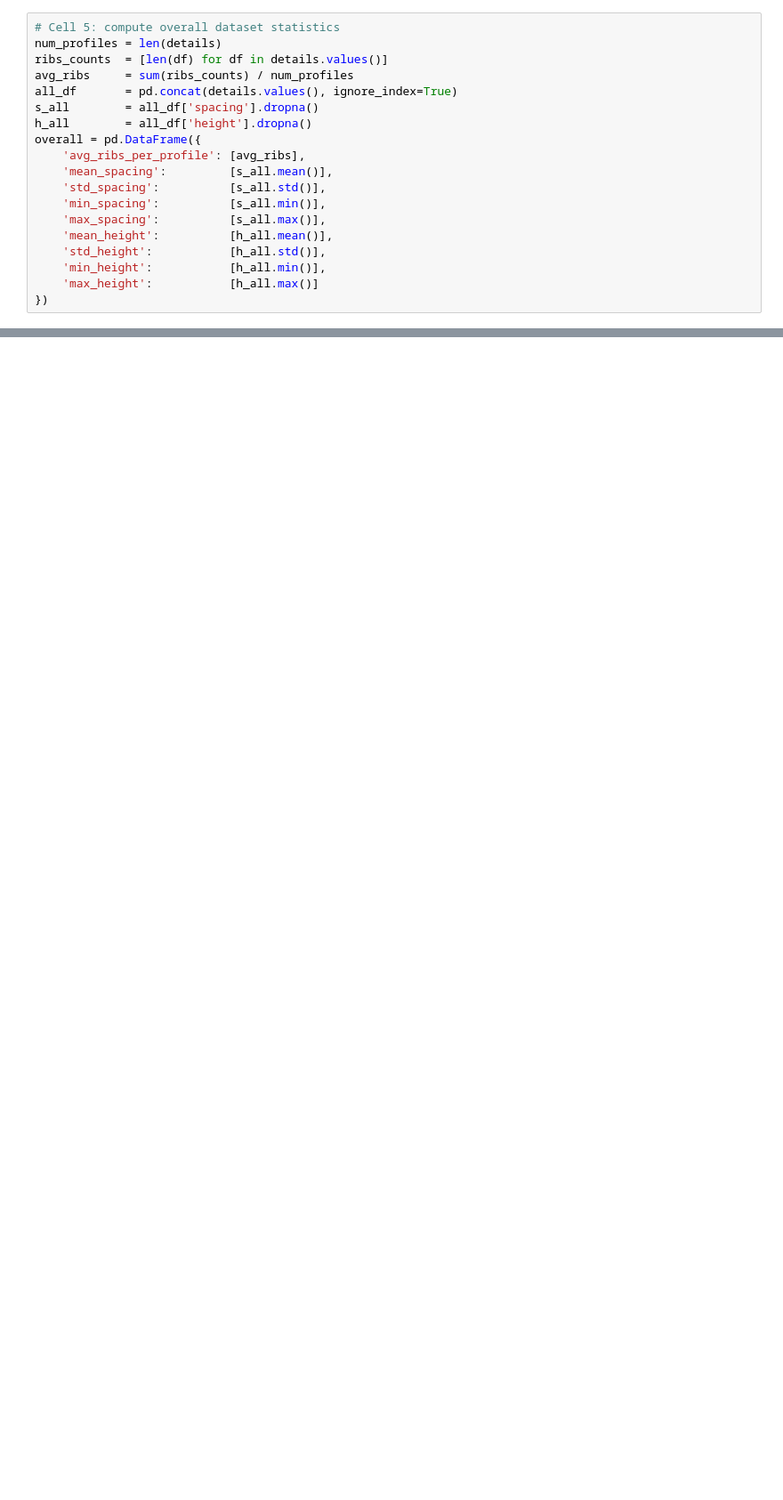
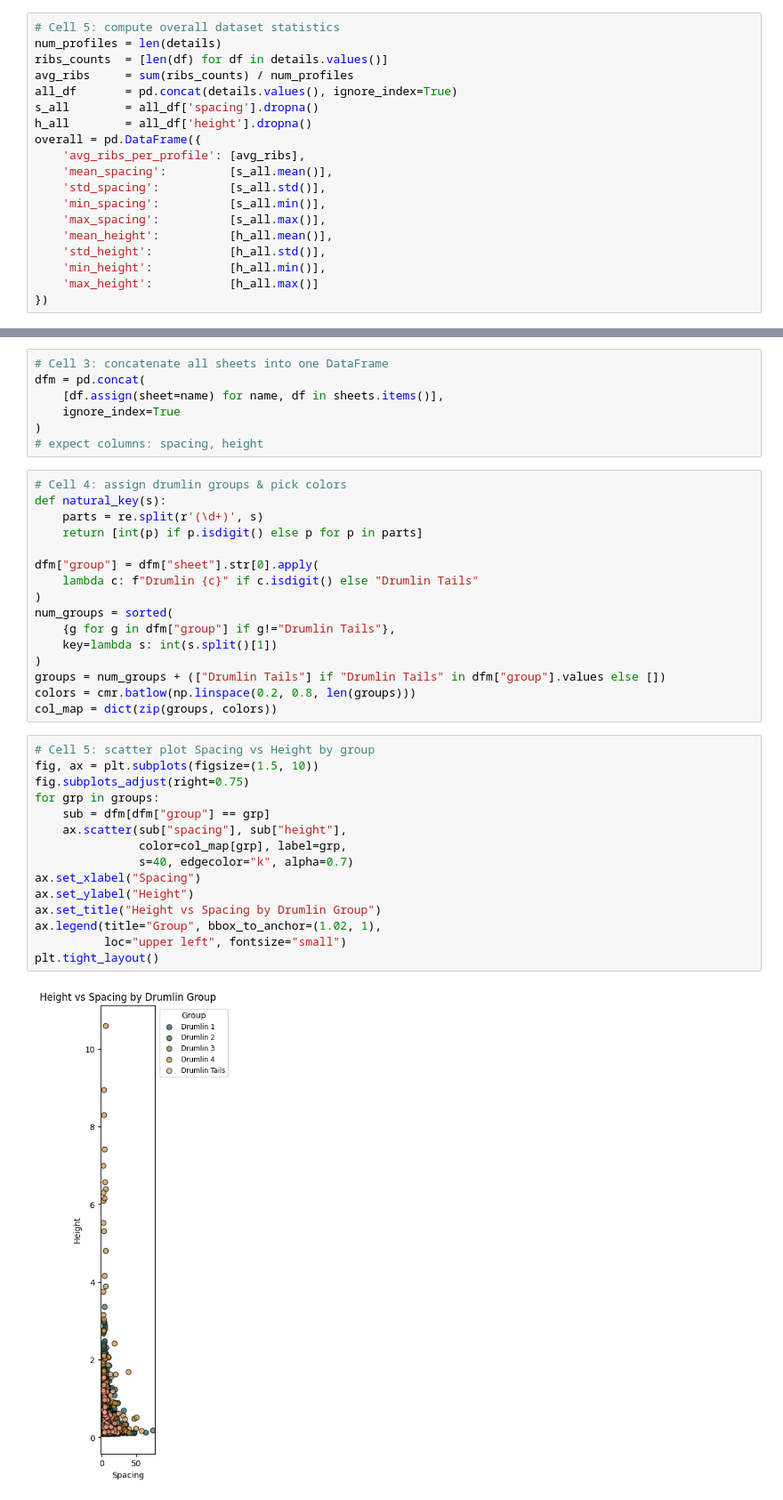
Before and after one commit to AsmaraLehrmann/Hugin_Mission02, a Jupyter notebook: Rib_profiles_RollingWindow.ipynb, the cells around one changed output, grey strips where cells are left out. Shown: that part at 89% size. Drawn from its saved outputs; the diff is of its cells as text; blank space fills up the shorter version.

Commit message:
added scater plot

```diff
--- a/Rib_profiles_RollingWindow.ipynb
+++ b/Rib_profiles_RollingWindow.ipynb
@@ -338,0 +305,40 @@ print("✔ Done – statistics written to", output_xlsx)
+# %%
+# Cell 3: concatenate all sheets into one DataFrame
+dfm = pd.concat(
+    [df.assign(sheet=name) for name, df in sheets.items()],
+    ignore_index=True
+)
+# expect columns: spacing, height
+# %%
+# Cell 4: assign drumlin groups & pick colors
+def natural_key(s):
+    parts = re.split(r'(\d+)', s)
+    return [int(p) if p.isdigit() else p for p in parts]
+
+dfm["group"] = dfm["sheet"].str[0].apply(
+    lambda c: f"Drumlin {c}" if c.isdigit() else "Drumlin Tails"
+)
+num_groups = sorted(
+    {g for g in dfm["group"] if g!="Drumlin Tails"},
+    key=lambda s: int(s.split()[1])
+)
+groups = num_groups + (["Drumlin Tails"] if "Drumlin Tails" in dfm["group"].values else [])
+colors = cmr.batlow(np.linspace(0.2, 0.8, len(groups)))
+col_map = dict(zip(groups, colors))
+# %%
+# Cell 5: scatter plot Spacing vs Height by group
+fig, ax = plt.subplots(figsize=(1.5, 10))
+fig.subplots_adjust(right=0.75)
+for grp in groups:
+    sub = dfm[dfm["group"] == grp]
+    ax.scatter(sub["spacing"], sub["height"],
+               color=col_map[grp], label=grp,
+               s=40, edgecolor="k", alpha=0.7)
+ax.set_xlabel("Spacing")
+ax.set_ylabel("Height")
+ax.set_title("Height vs Spacing by Drumlin Group")
+ax.legend(title="Group", bbox_to_anchor=(1.02, 1),
+          loc="upper left", fontsize="small")
+plt.tight_layout()
+# %% [output]
+[figure, added]
```
Also changed, not shown: parts of 32 cells of this notebook.
